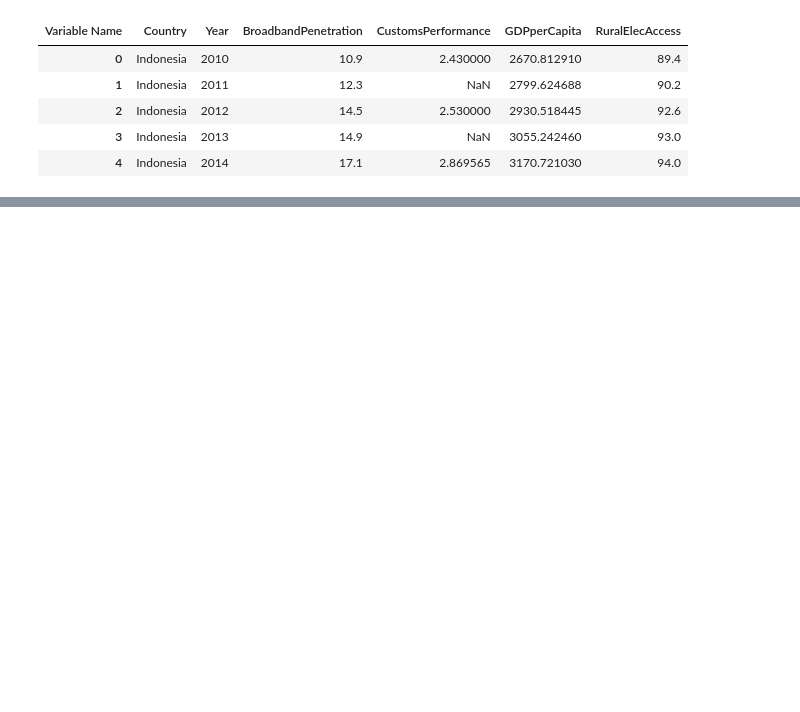
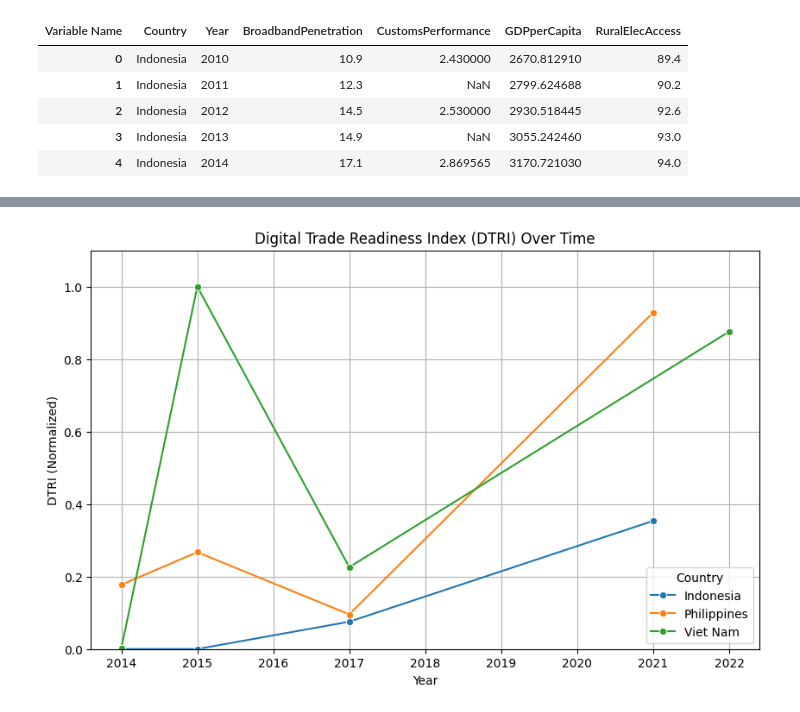
Before and after one commit to the-cafehopper/Research, a Jupyter notebook: Can_digital_trade_power_energy_inclusion_202507.ipynb, the cells around one changed output, grey strips where cells are left out. Saved outputs shown, nothing was run; the diff lists cells and outputs as text; code cells hidden in the pictures; blank space fills up the shorter version.

```diff
--- a/Can_digital_trade_power_energy_inclusion_202507.ipynb
+++ b/Can_digital_trade_power_energy_inclusion_202507.ipynb
@@ -138,0 +181,13 @@ master_df.to_excel("Cleaned_Merge_Master.xlsx", index=False)
+# %%
+# build the Digital Trade Readiness Index
+# define normalization function
+def normalize(series):
+  return(series - series.min()) / (series.max() - series.min())
+
+# normalize each component
+df['DTRI_Ecomm'] = normalize(df['EcommReadiness'])
+df['DTRI_MobileMoney'] = normalize(df['MobileMoney'])
+df['DTRI_PlatformUsage'] = normalize(df['DigitalPlatformUsage'])
+
+# combine into final DTRI score (equal weighting)
+df['DTRI'] = df[['DTRI_Ecomm', 'DTRI_MobileMoney', 'DTRI_PlatformUsage']].mean(axis=1)
@@ -138,0 +204,14 @@ master_df.to_excel("Cleaned_Merge_Master.xlsx", index=False)
+# %%
+# trend line by country - DTRI over time
+import seaborn as sns
+import matplotlib.pyplot as plt
+
+plt.figure(figsize=(10, 6))
+sns.lineplot(data=df, x='Year', y='DTRI', hue='Country', marker='o')
+plt.title('Digital Trade Readiness Index (DTRI) Over Time')
+plt.ylabel('DTRI (Normalized)')
+plt.ylim(0, 1.1)
+plt.grid(True)
+plt.show()
+# %% [output]
+[figure, added]
```
Also changed, not shown: parts of 9 cells of this notebook.
